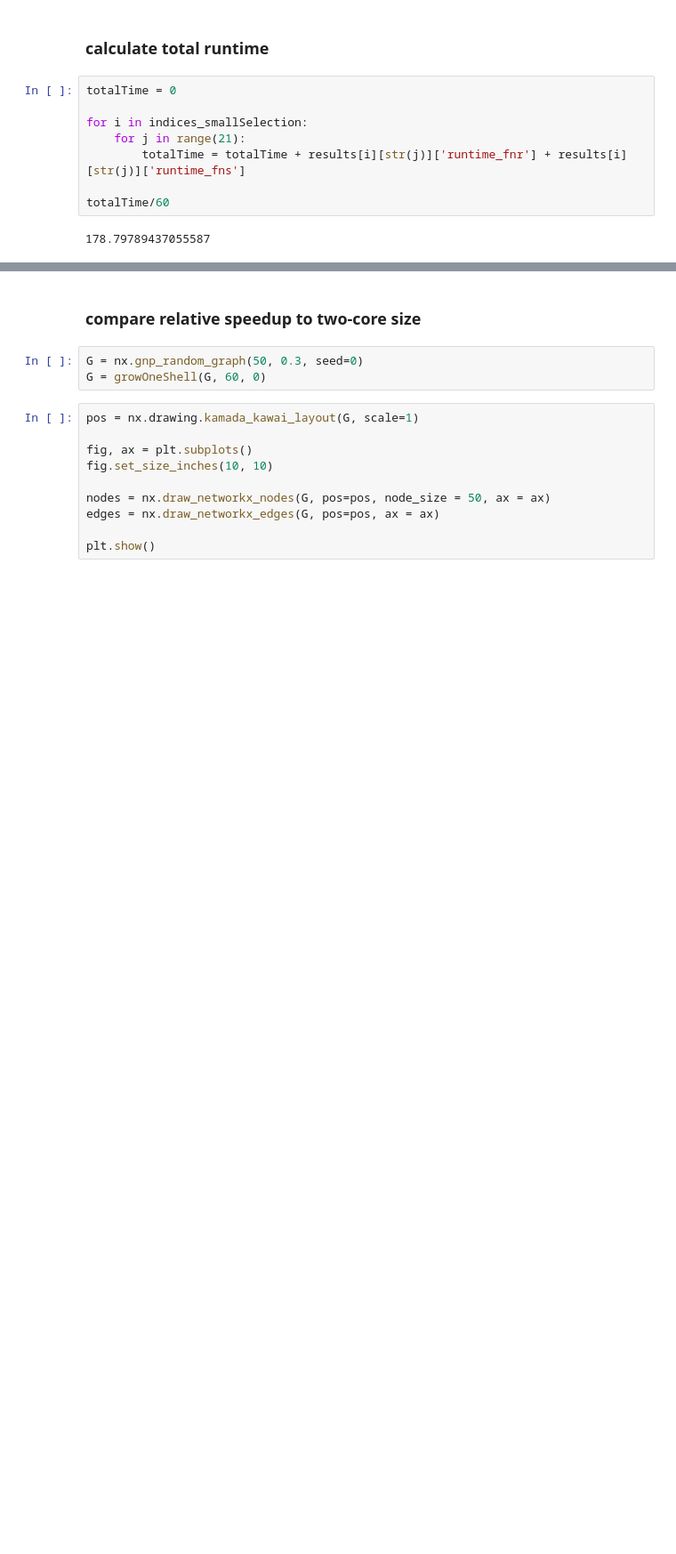
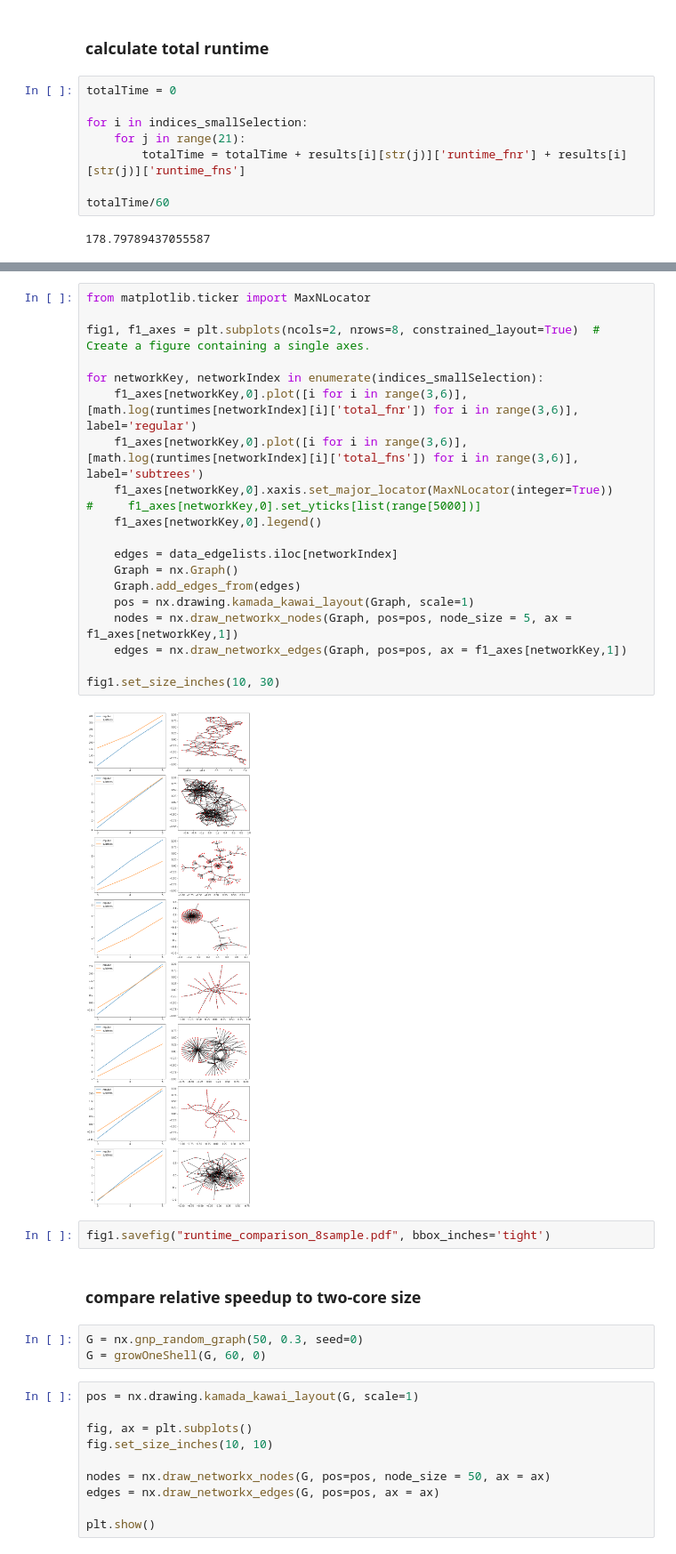
Before and after one commit to ta-rekt/motif-discovery, a Jupyter notebook: src/speed_tests.ipynb, the cells around one changed output, grey strips where cells are left out. Shown at 89% size. Drawn from its saved outputs; the diff is of its cells as text; blank space fills up the shorter version.

Commit message:
speed comparison on 8sample for query sizes 3,4,5

```diff
--- a/src/speed_tests.ipynb
+++ b/src/speed_tests.ipynb
@@ -365,3 +405,27 @@ KeyError: 1
+# %%
+from matplotlib.ticker import MaxNLocator
+
+fig1, f1_axes = plt.subplots(ncols=2, nrows=8, constrained_layout=True)  # Create a figure containing a single axes.
+
+for networkKey, networkIndex in enumerate(indices_smallSelection):
+    f1_axes[networkKey,0].plot([i for i in range(3,6)], [math.log(runtimes[networkIndex][i]['total_fnr']) for i in range(3,6)], label='regular')
+    f1_axes[networkKey,0].plot([i for i in range(3,6)], [math.log(runtimes[networkIndex][i]['total_fns']) for i in range(3,6)], label='subtrees')
+    f1_axes[networkKey,0].xaxis.set_major_locator(MaxNLocator(integer=True))
+#     f1_axes[networkKey,0].set_yticks[list(range[5000])]
+    f1_axes[networkKey,0].legend()
+
+    edges = data_edgelists.iloc[networkIndex]
+    Graph = nx.Graph()
+    Graph.add_edges_from(edges)
+    pos = nx.drawing.kamada_kawai_layout(Graph, scale=1)
+    nodes = nx.draw_networkx_nodes(Graph, pos=pos, node_size = 5, ax = f1_axes[networkKey,1])
+    edges = nx.draw_networkx_edges(Graph, pos=pos, ax = f1_axes[networkKey,1])
+
+fig1.set_size_inches(10, 30)
+# %% [output]
+[figure, added]
+# %%
+fig1.savefig("runtime_comparison_8sample.pdf", bbox_inches='tight')
 # %% [markdown]
 ### compare relative speedup to two-core size
 # %%
```
Also changed, not shown: parts of 4 cells of this notebook, 1 other file.
